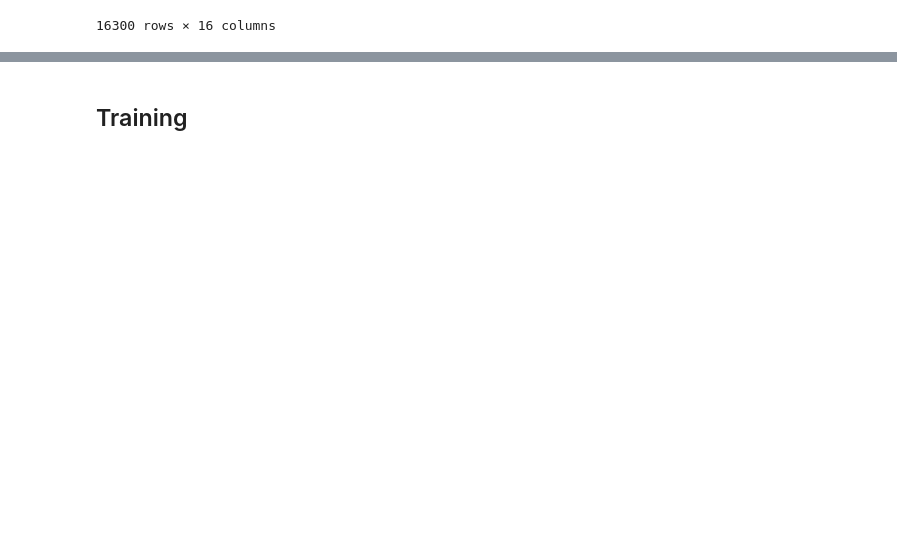
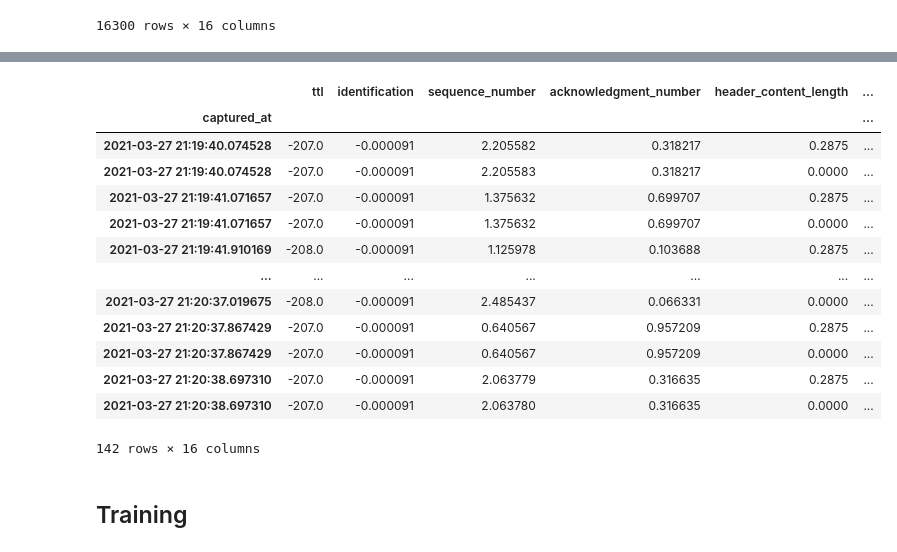
Before and after one commit to LRAbbade/IoT_anomaly_detection, a Jupyter notebook: training.ipynb, the cells around one changed output, grey strips where cells are left out. Cells and saved outputs as stored; diff of their text form; code cells hidden in the pictures; blank space fills up the shorter version.

```diff
--- a/training.ipynb
+++ b/training.ipynb
@@ -35,14 +37,27 @@ df.describe()
 # %%
-normalization_value = {}
-
 def normalize_column(df, col):
-    _min = df[col].min()
-    aux = df[col] - _min
-    _max = aux.max()
-    normalization_value[col] = {'min': _min, 'max': _max}
-    return aux / _max
+    if col in normalization_value:
+        return (df[col] - normalization_value[col]['min']) / normalization_value[col]['max']
+    else:
+        _min = df[col].min()
+        aux = df[col] - _min
+        _max = aux.max()
+        normalization_value[col] = {'min': _min, 'max': _max}
+        return aux / _max
 # %%
-for col in ['ttl', 'identification', 'sequence_number', 'acknowledgment_number', 'header_content_length',
-            'payload_speed', 'payload_temperatura', 'total_length', 'original_length', 'source_port']:
-    df[col] = df[col].map(float)
-    df[col] = normalize_column(df, col)
+cols = ['ttl', 'identification', 'sequence_number', 'acknowledgment_number', 'header_content_length',
+        'payload_speed', 'payload_temperatura', 'total_length', 'original_length', 'source_port']
+# %%
+def normalize_df(df):
+    df = df[cols + ['is_endpoint_message',
+                    'is_endpoint_signin',
+                    'is_esp8266_user_agent',
+                    'is_json',
+                    'is_keep_alive',
+                    'is_post']]
+    for col in cols:
+        df[col] = df[col].map(float)
+        df[col] = normalize_column(df, col)
+
+    df['payload_speed'] = df['payload_speed'].map(lambda v: -1 if v < 0 else v)
+    return df
@@ -83,3 +98,6 @@ df.to_parquet('normalized_data.parquet')
 # %%
 with open('normalization_values.json', 'w+') as file:
     json.dump(normalization_value, file)
+# %%
+df = pd.read_parquet('requests_python_filtered_and_encoded.parquet')
+df = normalize_df(df)
@@ -86,3 +122,20 @@ with open('normalization_values.json', 'w+') as file:
+# %%
+df
+# %% [output]
+|  | ttl | identification | sequence_number | acknowledgment_number | header_content_length | ... |
+| captured_at |  |  |  |  |  | ... |
+| 2021-03-27 21:19:40.074528 | -207.0 | -0.000091 | 2.205582 | 0.318217 | 0.2875 | ... |
+| 2021-03-27 21:19:40.074528 | -207.0 | -0.000091 | 2.205583 | 0.318217 | 0.0000 | ... |
+| 2021-03-27 21:19:41.071657 | -207.0 | -0.000091 | 1.375632 | 0.699707 | 0.2875 | ... |
+| 2021-03-27 21:19:41.071657 | -207.0 | -0.000091 | 1.375632 | 0.699707 | 0.0000 | ... |
+| 2021-03-27 21:19:41.910169 | -208.0 | -0.000091 | 1.125978 | 0.103688 | 0.2875 | ... |
+| ... | ... | ... | ... | ... | ... | ... |
+| 2021-03-27 21:20:37.019675 | -208.0 | -0.000091 | 2.485437 | 0.066331 | 0.0000 | ... |
+| 2021-03-27 21:20:37.867429 | -207.0 | -0.000091 | 0.640567 | 0.957209 | 0.2875 | ... |
+| 2021-03-27 21:20:37.867429 | -207.0 | -0.000091 | 0.640567 | 0.957209 | 0.0000 | ... |
+| 2021-03-27 21:20:38.697310 | -207.0 | -0.000091 | 2.063779 | 0.316635 | 0.2875 | ... |
+| 2021-03-27 21:20:38.697310 | -207.0 | -0.000091 | 2.063780 | 0.316635 | 0.0000 | ... |
+142 rows × 16 columns
 # %% [markdown]
 ## Training
 # %%
```
Also changed, not shown: parts of 16 cells of this notebook, 3 other files.
